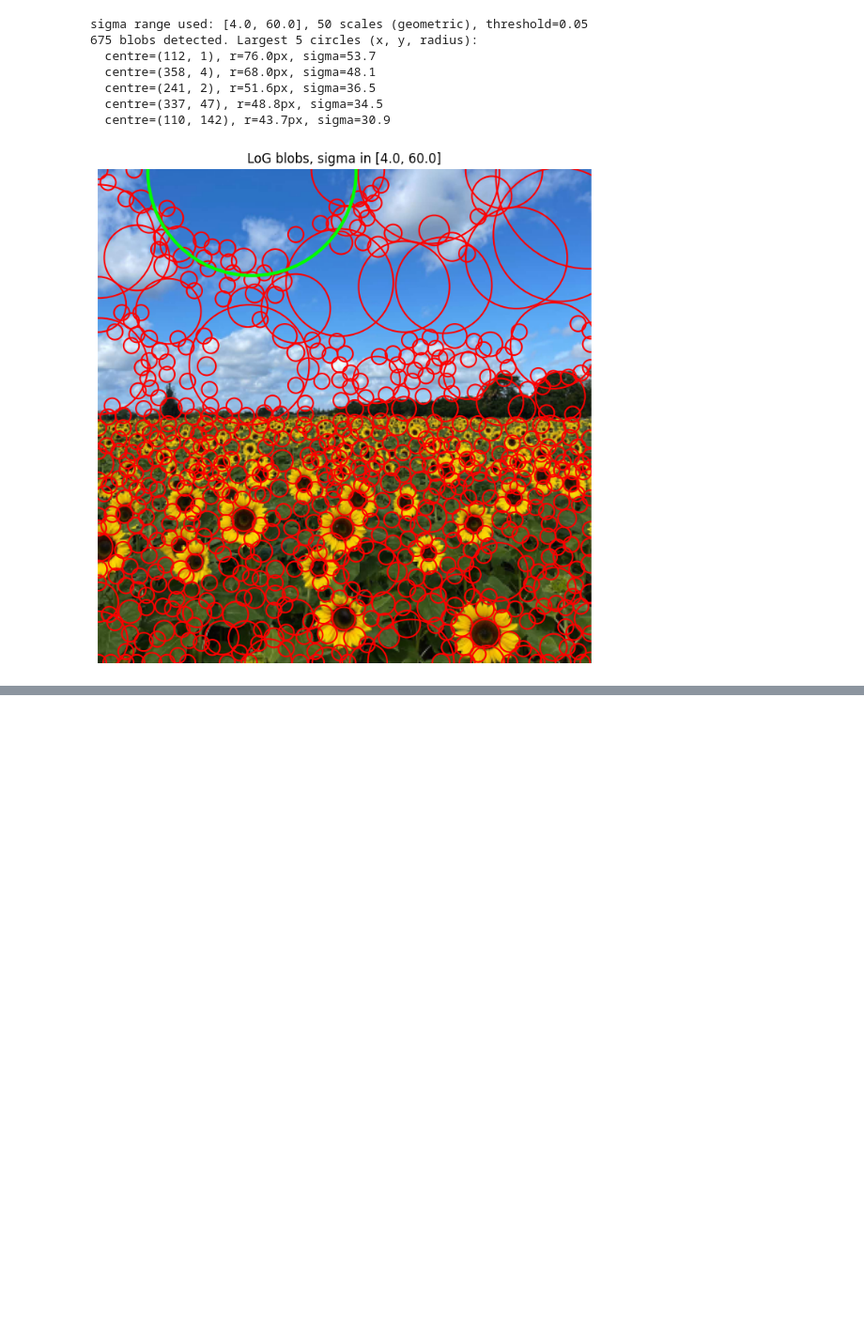
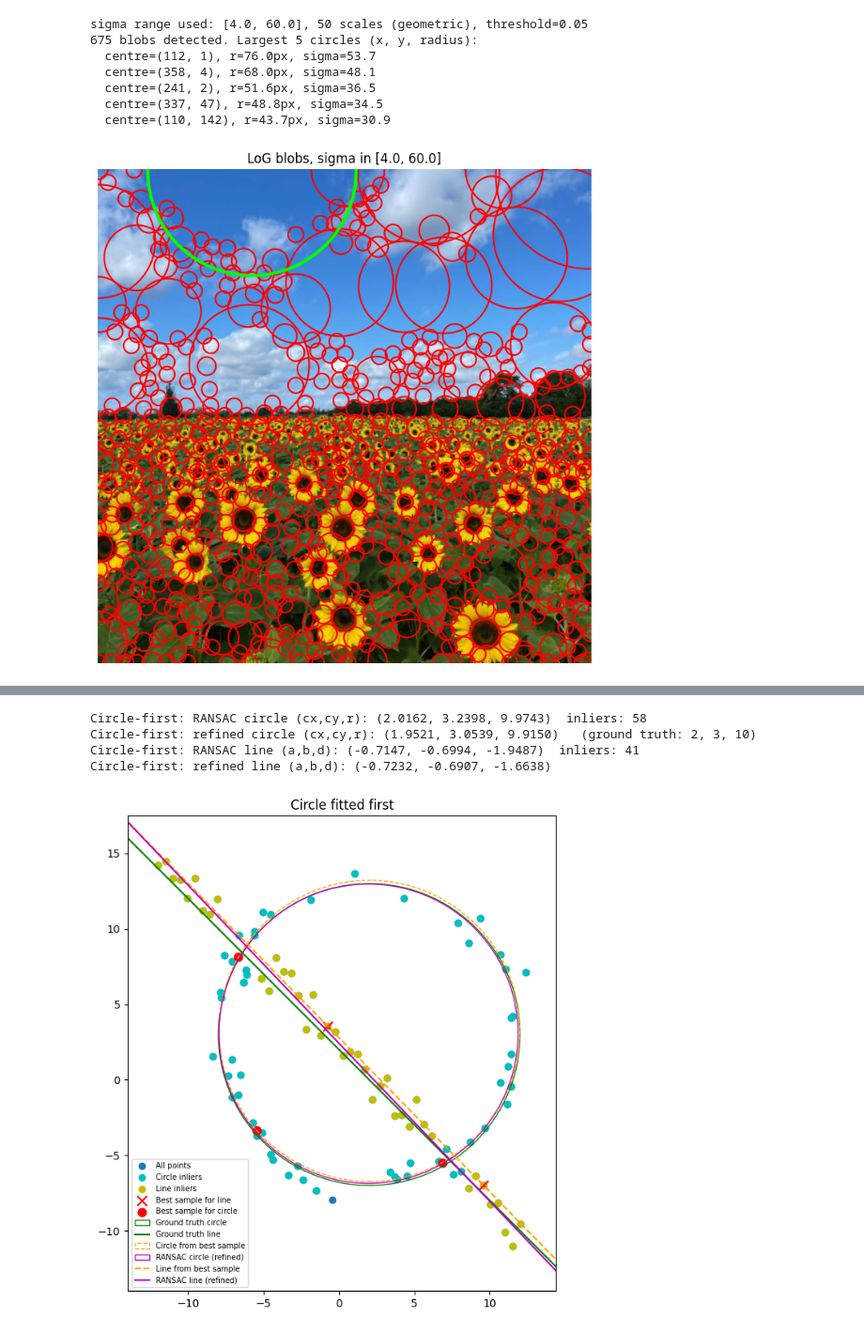
Before and after one commit to Akisara-23/EN3160_Assignment_02, a Jupyter notebook: 230229P_A_02.ipynb, the cells around one changed output, grey strips where cells are left out. Shown at 94% size. Saved outputs shown, nothing was run; the diff lists cells and outputs as text; code cells hidden in the pictures; blank space fills up the shorter version.

```diff
--- a/230229P_A_02.ipynb
+++ b/230229P_A_02.ipynb
@@ -69,0 +197,48 @@ sigma range used: [4.0, 60.0], 50 scales (geometric), threshold=0.05
+# %%
+#  circle first
+circ1_p, circ1_in, circ1_s = ransac_circle(X, thresh=1.2, min_inliers=25)
+circ1_ref = refine_circle(X[circ1_in], np.array(circ1_p))
+print("Circle-first: RANSAC circle (cx,cy,r):", fmt(circ1_p), " inliers:", circ1_in.sum())
+print("Circle-first: refined circle (cx,cy,r):", fmt(circ1_ref), "  (ground truth: 2, 3, 10)")
+
+#  Remove the circle inliers and fit line
+rem2 = X[~circ1_in]
+line2_p, line2_in, line2_s = ransac_line(rem2, thresh=1.5, min_inliers=10)
+if line2_p is None:
+    print("Circle-first: no line with enough inliers was found in the remainder")
+    line2_ref = None
+else:
+    line2_ref = refine_line(rem2[line2_in])
+    print("Circle-first: RANSAC line (a,b,d):", fmt(line2_p), " inliers:", line2_in.sum())
+    print("Circle-first: refined line (a,b,d):", fmt(line2_ref))
+
+#  Plot
+fig2, ax2 = plt.subplots(figsize=(8, 8))
+ax2.scatter(*X.T, c='tab:blue', label='All points')
+ax2.scatter(*X[circ1_in].T, c='c', label='Circle inliers')
+if line2_p is not None:
+    ax2.scatter(*rem2[line2_in].T, c='y', label='Line inliers')
+    ax2.scatter(*rem2[line2_s].T, c='r', marker='x', s=80, label='Best sample for line')
+
+ax2.scatter(*X[circ1_s].T, c='r', s=60, label='Best sample for circle')
+ax2.add_patch(plt.Circle((x0_gt, y0_gt), r, color='g', fill=False, label='Ground truth circle'))
+xs = np.array([X[:, 0].min() - 2, X[:, 0].max() + 2])
+ax2.plot(xs, m * xs + b, 'g', label='Ground truth line')
+ax2.add_patch(plt.Circle(circ1_p[:2], circ1_p[2], color='orange', fill=False, ls='--', label='Circle from best sample'))
+ax2.add_patch(plt.Circle(circ1_ref[:2], circ1_ref[2], color='m', fill=False, label='RANSAC circle (refined)'))
+if line2_ref is not None:
+    a_, b_, d_ = line2_p
+    ax2.plot(xs, (d_ - a_ * xs) / b_, 'orange', ls='--', label='Line from best sample')
+    a_, b_, d_ = line2_ref
+    ax2.plot(xs, (d_ - a_ * xs) / b_, 'm', label='RANSAC line (refined)')
+
+ax2.set_xlim(xs); ax2.set_ylim(X[:, 1].min() - 3, X[:, 1].max() + 3)
+ax2.set_aspect('equal'); ax2.set_title('Circle fitted first')
+ax2.legend(fontsize=7)
+plt.show()
+# %% [output]
+Circle-first: RANSAC circle (cx,cy,r): (2.0162, 3.2398, 9.9743)  inliers: 58
+Circle-first: refined circle (cx,cy,r): (1.9521, 3.0539, 9.9150)   (ground truth: 2, 3, 10)
+Circle-first: RANSAC line (a,b,d): (-0.7147, -0.6994, -1.9487)  inliers: 41
+Circle-first: refined line (a,b,d): (-0.7232, -0.6907, -1.6638)
+[figure, added]
```
Also changed, not shown: parts of 3 cells of this notebook.
